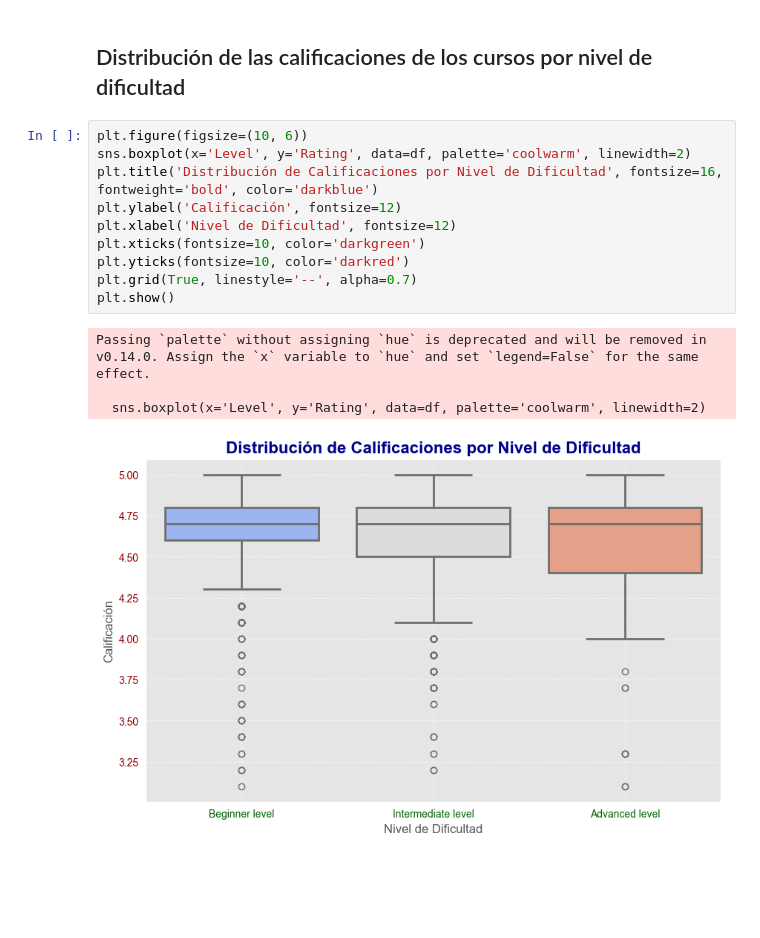
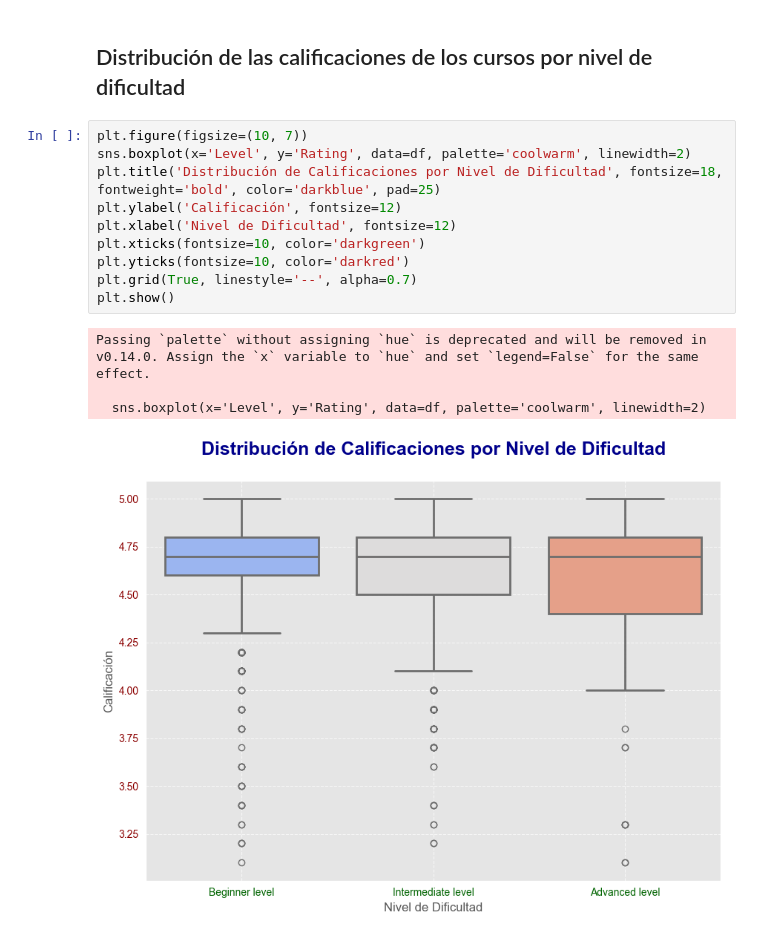
Before and after one commit to LorenaGarcia10SJ/-SS2-Seminario2_201700399, a Jupyter notebook: [SS2]Practica2_201700399/Practica2.ipynb, the cells around one changed output. Saved outputs shown, nothing was run; the diff lists cells and outputs as text; blank space fills up the shorter version.

```diff
--- a/[SS2]Practica2_201700399/Practica2.ipynb
+++ b/[SS2]Practica2_201700399/Practica2.ipynb
@@ -625,17 +632,17 @@ plt.show()
 # %% [markdown]
 ##  Distribución de las calificaciones de los cursos por nivel de dificultad
 # %%
-plt.figure(figsize=(10, 6))
+plt.figure(figsize=(10, 7))
 sns.boxplot(x='Level', y='Rating', data=df, palette='coolwarm', linewidth=2)
-plt.title('Distribución de Calificaciones por Nivel de Dificultad', fontsize=16, fontweight='bold', color='darkblue')
+plt.title('Distribución de Calificaciones por Nivel de Dificultad', fontsize=18, fontweight='bold', color='darkblue', pad=25)
 plt.ylabel('Calificación', fontsize=12)
 plt.xlabel('Nivel de Dificultad', fontsize=12)
 plt.xticks(fontsize=10, color='darkgreen')
 plt.yticks(fontsize=10, color='darkred')
 plt.grid(True, linestyle='--', alpha=0.7)
 plt.show()
 # %% [output]
 Passing `palette` without assigning `hue` is deprecated and will be removed in v0.14.0. Assign the `x` variable to `hue` and set `legend=False` for the same effect.
 
   sns.boxplot(x='Level', y='Rating', data=df, palette='coolwarm', linewidth=2)
-[figure, old version]
+[figure, new version]
```
Also changed, not shown: parts of 1 cell of this notebook.
